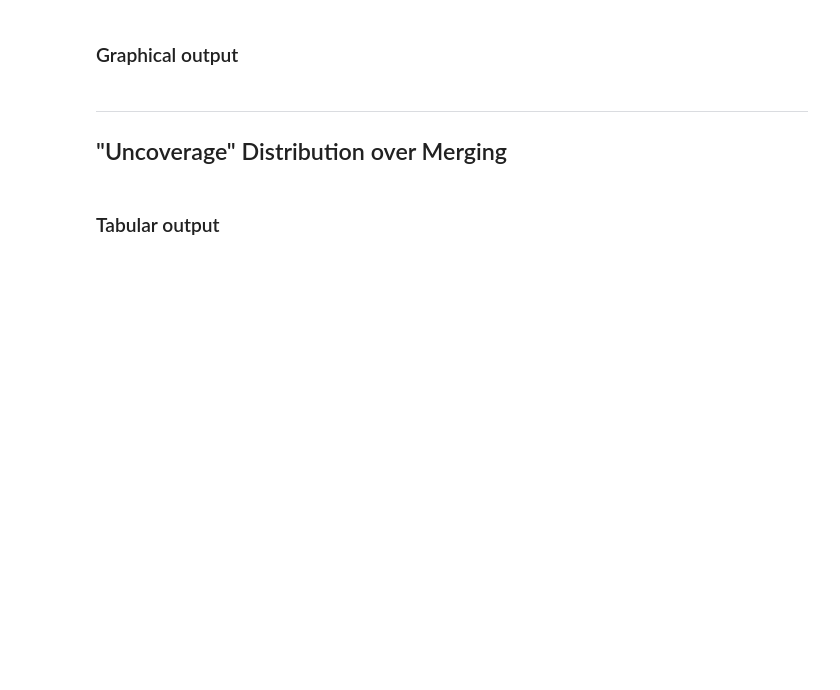
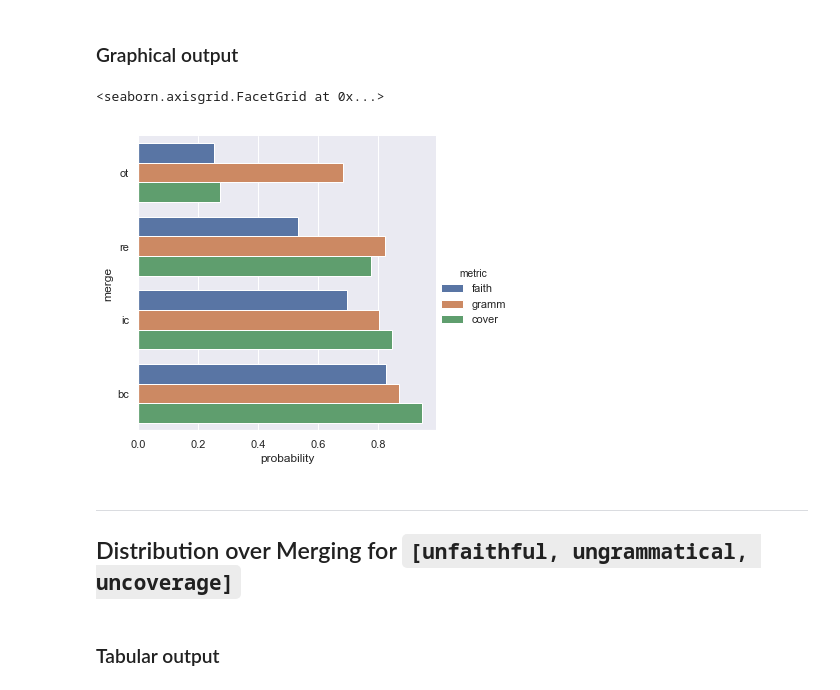
Before and after one commit to loganlebanoff/correct_summarization, a Jupyter notebook: mturk/paper-stats.ipynb, the cells around one changed output. Cells and saved outputs as stored; diff of their text form; code cells hidden in the pictures; blank space fills up the shorter version.

```diff
--- a/mturk/paper-stats.ipynb
+++ b/mturk/paper-stats.ipynb
@@ -122,0 +160,26 @@ averages_over_merge
+# %%
+avg_over_merge = pd.DataFrame(columns=["merge", "gramm", "faith", "cover", "prob"])
+avg_over_merge["merge"] = merge_opts
+avg_over_merge.set_index(["merge"], inplace=True)
+
+G_mask = (processed[grm_selec] == True)
+F_mask = (processed[fth_selec] == True)
+C_mask = (processed[cvr_selec] == True)
+
+p_gramm = G_mask.sum().sum() / n_exs  # p(grammatical)
+p_faith = F_mask.sum().sum() / n_exs  # p(faithful)
+p_cover = C_mask.sum().sum() / n_exs  # p(covered)
+
+for opt in merge_opts:
+    mrg_mask = (processed[mrg_selec] == opt).astype(int)
+    avg_over_merge.loc[opt, "prob"] = mrg_mask.sum().sum() / n_exs
+
+    avg_over_merge.loc[opt, "gramm"] = (G_mask.values * mrg_mask.values).sum() / mrg_mask.sum().sum()
+    avg_over_merge.loc[opt, "faith"] = (F_mask.values * mrg_mask.values).sum() / mrg_mask.sum().sum()
+    avg_over_merge.loc[opt, "cover"] = (C_mask.values * mrg_mask.values).sum() / mrg_mask.sum().sum()
+
+assert (avg_over_merge["gramm"] * avg_over_merge["prob"]).sum() - p_gramm <= eps
+assert (avg_over_merge["faith"] * avg_over_merge["prob"]).sum() - p_faith <= eps
+assert (avg_over_merge["cover"] * avg_over_merge["prob"]).sum() - p_cover <= eps
+
+avg_over_merge
@@ -123,7 +193,19 @@ averages_over_merge
 # %% [markdown]
 ### Graphical output
+# %%
+avg_over_merge_plot = avg_over_merge.drop(columns=["prob"]).reset_index().sort_values(by=["faith"])
+avg_over_merge_plot = pd.melt(avg_over_merge_plot, id_vars=["merge"], value_vars=["faith", "gramm", "cover"],
+                              var_name="metric", value_name="probability")
+
+sns_avg_over_merge_plot = sns.catplot(x="probability", y="merge", hue="metric", data=avg_over_merge_plot, kind="bar",)
+
+sns_avg_over_merge_plot.fig.savefig("avg_over_merge.pdf")
+sns_avg_over_merge_plot
+# %% [output]
+<seaborn.axisgrid.FacetGrid at 0x...>
+[figure, added]
 # %% [markdown]
 ---
-## "Uncoverage" Distribution over Merging
+## Distribution over Merging for `[unfaithful, ungrammatical, uncoverage]`
 # %% [markdown]
 ### Tabular output
```
Also changed, not shown: parts of 18 cells of this notebook, 5 other files.
